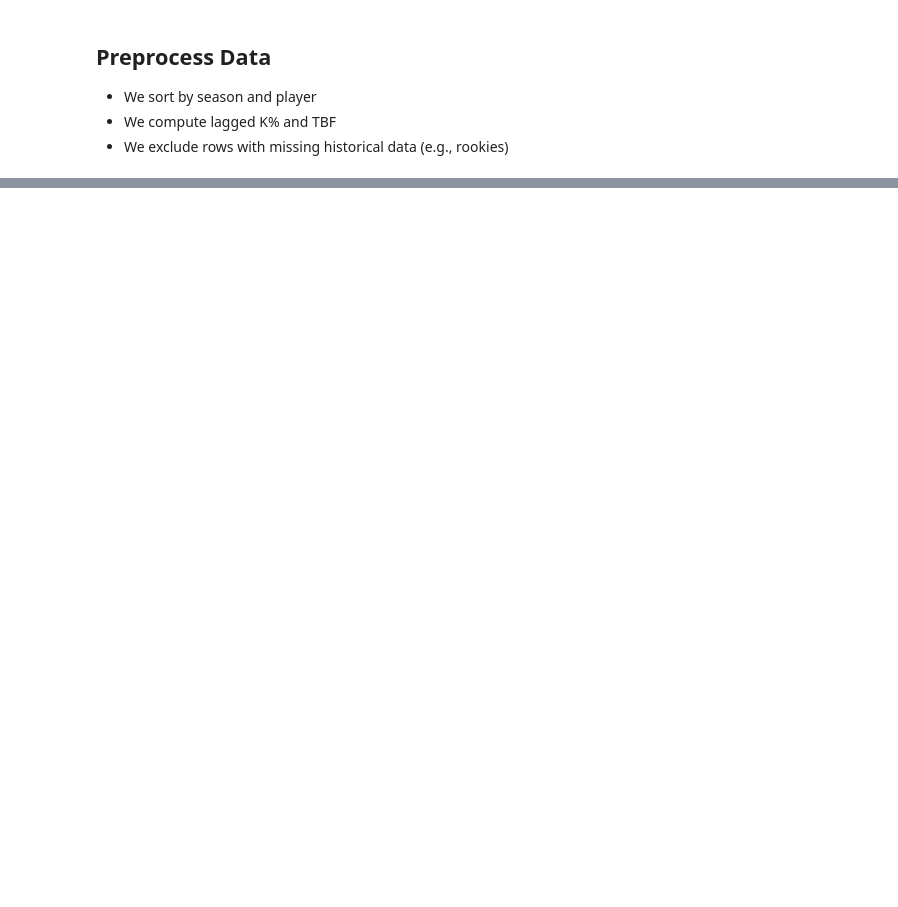
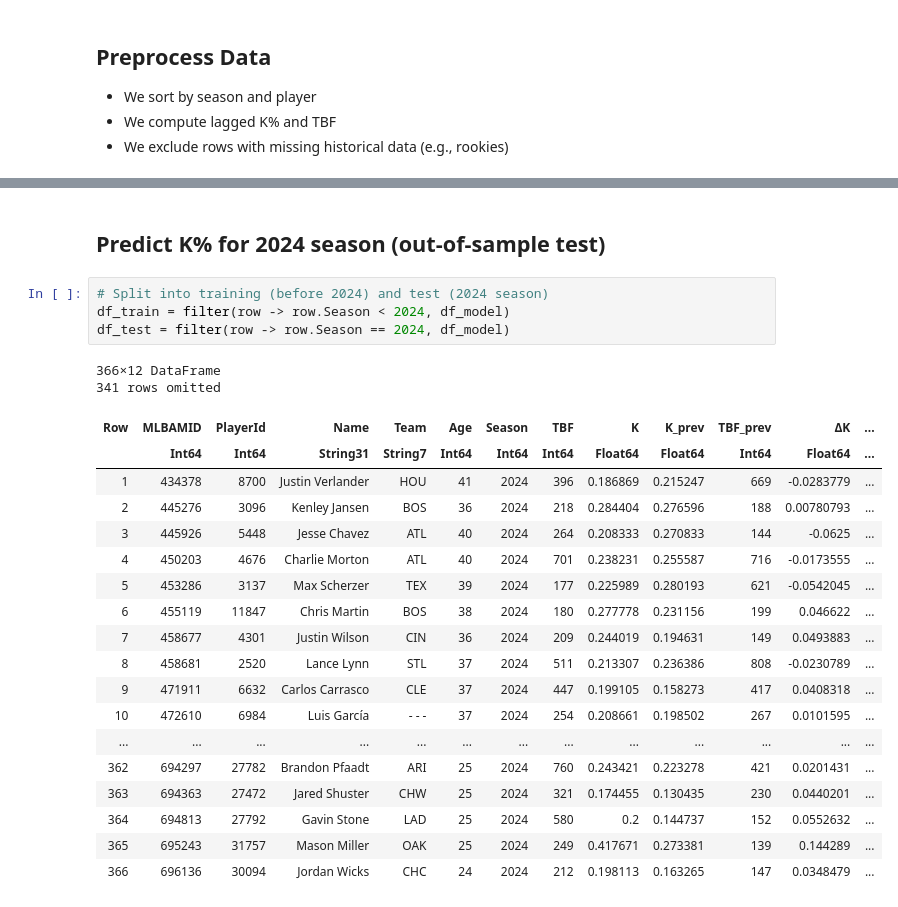
Before and after one commit to williamsryan/QuantAnalysisAssets, a Jupyter notebook: phillies_takehome/phillies_kpercent_model.ipynb, the cells around one changed output, grey strips where cells are left out. Drawn from its saved outputs; the diff is of its cells as text; blank space fills up the shorter version.

```diff
--- a/phillies_takehome/phillies_kpercent_model.ipynb
+++ b/phillies_takehome/phillies_kpercent_model.ipynb
@@ -313,0 +231,27 @@ chain = sample(model, sampler, MCMCThreads(), 1000, Threads.nthreads(); progress
+# %% [markdown]
+## Predict K% for 2024 season (out-of-sample test)
+# %%
+# Split into training (before 2024) and test (2024 season)
+df_train = filter(row -> row.Season < 2024, df_model)
+df_test = filter(row -> row.Season == 2024, df_model)
+# %% [output]
+366×12 DataFrame
+341 rows omitted
+| Row | MLBAMID | PlayerId | Name | Team | Age | Season | TBF | K | K_prev | TBF_prev | ΔK | ... |
+|  | Int64 | Int64 | String31 | String7 | Int64 | Int64 | Int64 | Float64 | Float64 | Int64 | Float64 | ... |
+| 1 | 434378 | 8700 | Justin Verlander | HOU | 41 | 2024 | 396 | 0.186869 | 0.215247 | 669 | -0.0283779 | ... |
+| 2 | 445276 | 3096 | Kenley Jansen | BOS | 36 | 2024 | 218 | 0.284404 | 0.276596 | 188 | 0.00780793 | ... |
+| 3 | 445926 | 5448 | Jesse Chavez | ATL | 40 | 2024 | 264 | 0.208333 | 0.270833 | 144 | -0.0625 | ... |
+| 4 | 450203 | 4676 | Charlie Morton | ATL | 40 | 2024 | 701 | 0.238231 | 0.255587 | 716 | -0.0173555 | ... |
+| 5 | 453286 | 3137 | Max Scherzer | TEX | 39 | 2024 | 177 | 0.225989 | 0.280193 | 621 | -0.0542045 | ... |
+| 6 | 455119 | 11847 | Chris Martin | BOS | 38 | 2024 | 180 | 0.277778 | 0.231156 | 199 | 0.046622 | ... |
+| 7 | 458677 | 4301 | Justin Wilson | CIN | 36 | 2024 | 209 | 0.244019 | 0.194631 | 149 | 0.0493883 | ... |
+| 8 | 458681 | 2520 | Lance Lynn | STL | 37 | 2024 | 511 | 0.213307 | 0.236386 | 808 | -0.0230789 | ... |
+| 9 | 471911 | 6632 | Carlos Carrasco | CLE | 37 | 2024 | 447 | 0.199105 | 0.158273 | 417 | 0.0408318 | ... |
+| 10 | 472610 | 6984 | Luis García | - - - | 37 | 2024 | 254 | 0.208661 | 0.198502 | 267 | 0.0101595 | ... |
+| ... | ... | ... | ... | ... | ... | ... | ... | ... | ... | ... | ... | ... |
+| 362 | 694297 | 27782 | Brandon Pfaadt | ARI | 25 | 2024 | 760 | 0.243421 | 0.223278 | 421 | 0.0201431 | ... |
+| 363 | 694363 | 27472 | Jared Shuster | CHW | 25 | 2024 | 321 | 0.174455 | 0.130435 | 230 | 0.0440201 | ... |
+| 364 | 694813 | 27792 | Gavin Stone | LAD | 25 | 2024 | 580 | 0.2 | 0.144737 | 152 | 0.0552632 | ... |
+| 365 | 695243 | 31757 | Mason Miller | OAK | 25 | 2024 | 249 | 0.417671 | 0.273381 | 139 | 0.144289 | ... |
+| 366 | 696136 | 30094 | Jordan Wicks | CHC | 24 | 2024 | 212 | 0.198113 | 0.163265 | 147 | 0.0348479 | ... |
```
Also changed, not shown: parts of 39 cells of this notebook, 4 other files.
